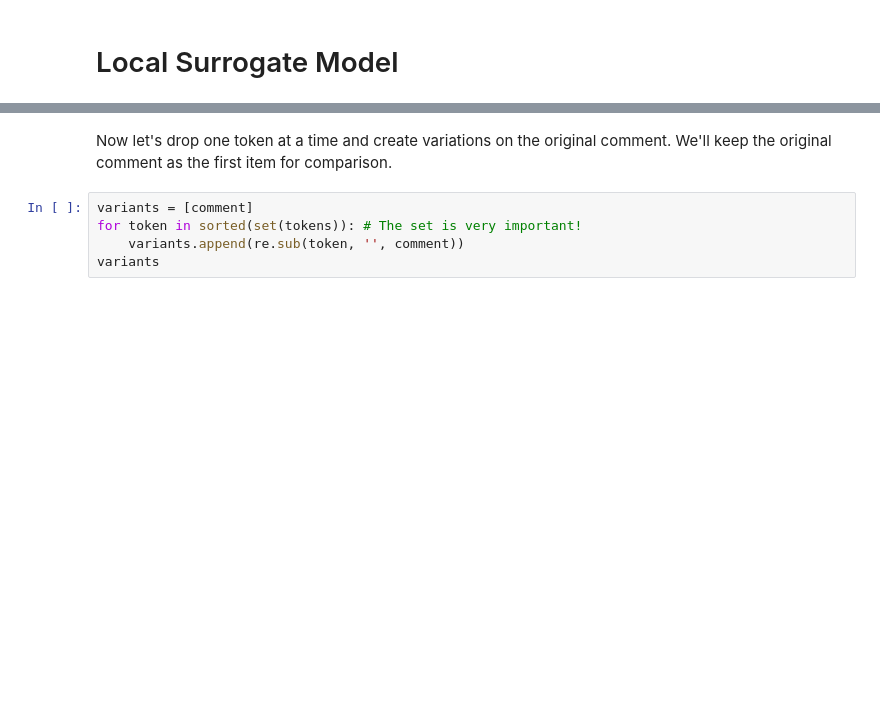
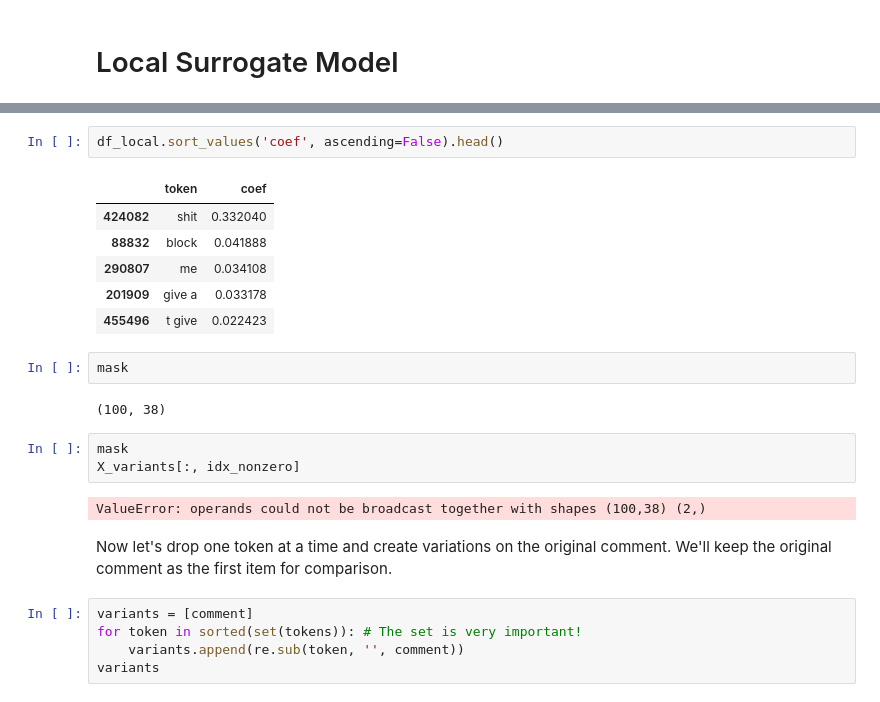
Before and after one commit to jkingphd/nlp_example, a Jupyter notebook: notebooks/3A-jkk-interpretation.ipynb, the cells around one changed output, grey strips where cells are left out. Drawn from its saved outputs; the diff is of its cells as text; blank space fills up the shorter version.

```diff
--- a/notebooks/3A-jkk-interpretation.ipynb
+++ b/notebooks/3A-jkk-interpretation.ipynb
@@ -372,3 +391,21 @@ tokens
+# %%
+df_local.sort_values('coef', ascending=False).head()
+# %% [output]
+|  | token | coef |
+| 424082 | shit | 0.332040 |
+| 88832 | block | 0.041888 |
+| 290807 | me | 0.034108 |
+| 201909 | give a | 0.033178 |
+| 455496 | t give | 0.022423 |
+# %%
+mask
+# %% [output]
+(100, 38)
+# %%
+mask
+X_variants[:, idx_nonzero]
+# %% [output]
+ValueError: operands could not be broadcast together with shapes (100,38) (2,)
 # %% [markdown]
 Now let's drop one token at a time and create variations on the original comment. We'll keep the original comment as the first item for comparison.
 # %%
```
Also changed, not shown: parts of 32 cells of this notebook.
